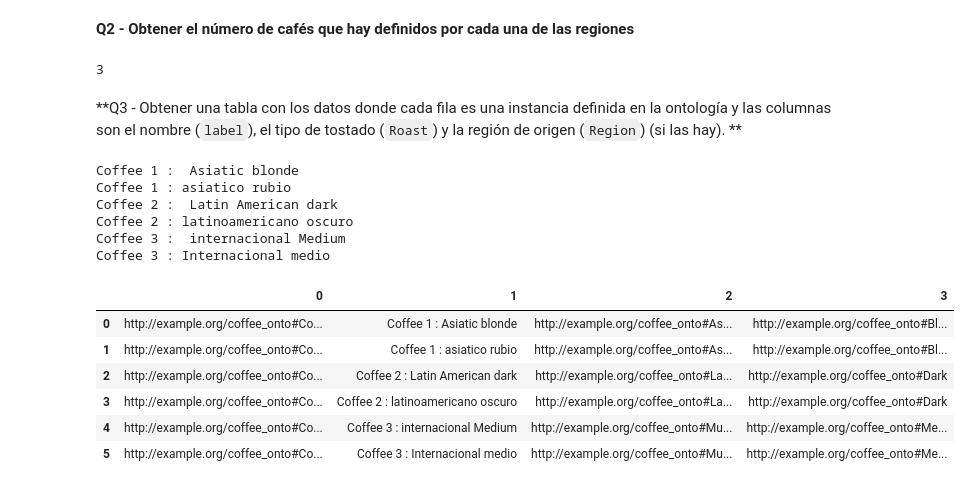
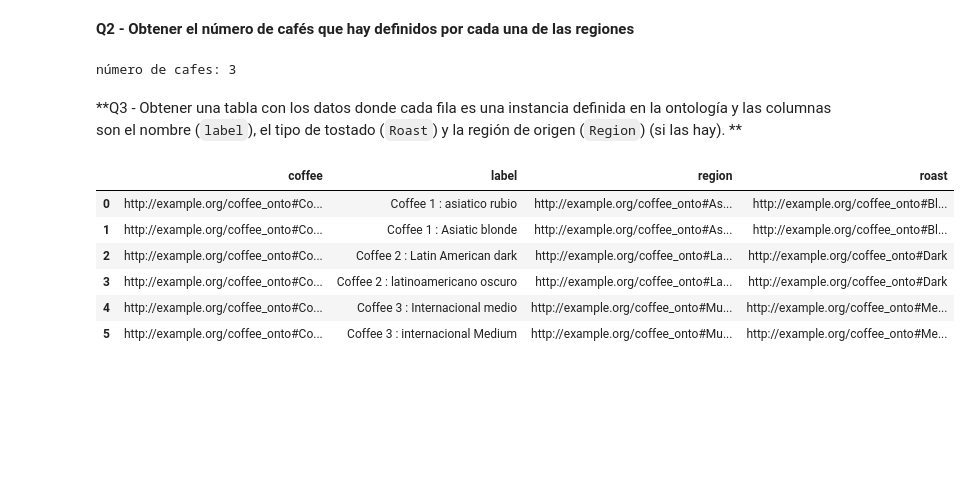
Before and after one commit to pfreezv/UOC, a Jupyter notebook: Tipología y fuentes de datos/pec3/Entrega/TyFdD_PEC3_2021(1).ipynb, the cells around one changed output. Cells and saved outputs as stored; diff of their text form; code cells hidden in the pictures; blank space fills up the shorter version.

```diff
--- a/Tipología y fuentes de datos/pec3/Entrega/TyFdD_PEC3_2021(1).ipynb
+++ b/Tipología y fuentes de datos/pec3/Entrega/TyFdD_PEC3_2021(1).ipynb
@@ -662,40 +708,29 @@ WHERE {
   ?coffee :from_region ?region .
 }
                 """ )
-
 for zone in result2:
-  print(zone[0])
+  print(f"número de cafes: {zone[0]}")
 # %% [output]
-3
+número de cafes: 3
 # %% [markdown]
 **Q3 - Obtener una tabla con los datos donde cada fila es una instancia definida en la ontología y las columnas son el nombre (`label`), el tipo de tostado (`Roast`) y la región de origen (`Region`) (si las hay). **
 # %%
 from pandas import DataFrame
 result3 = graph.query(""" # TODO
 SELECT ?c ?label ?region ?roast
 WHERE
 {
   ?c rdfs:label ?label .
   ?c :from_region ?region .
   ?c :has_roast ?roast
 }
                  """ )
-
-
-for label  in result3:
-  print(label[1])
-DataFrame(result3)
+DataFrame(result3,columns=["coffee","label","region","roast"])
 # %% [output]
-Coffee 1 :  Asiatic blonde
-Coffee 1 : asiatico rubio
-Coffee 2 :  Latin American dark
-Coffee 2 : latinoamericano oscuro
-Coffee 3 :  internacional Medium
-Coffee 3 : Internacional medio
-|  | 0 | 1 | 2 | 3 |
-| 0 | http://example.org/coffee_onto#Co... | Coffee 1 : Asiatic blonde | http://example.org/coffee_onto#As... | http://example.org/coffee_onto#Bl... |
-| 1 | http://example.org/coffee_onto#Co... | Coffee 1 : asiatico rubio | http://example.org/coffee_onto#As... | http://example.org/coffee_onto#Bl... |
+|  | coffee | label | region | roast |
+| 0 | http://example.org/coffee_onto#Co... | Coffee 1 : asiatico rubio | http://example.org/coffee_onto#As... | http://example.org/coffee_onto#Bl... |
+| 1 | http://example.org/coffee_onto#Co... | Coffee 1 : Asiatic blonde | http://example.org/coffee_onto#As... | http://example.org/coffee_onto#Bl... |
 | 2 | http://example.org/coffee_onto#Co... | Coffee 2 : Latin American dark | http://example.org/coffee_onto#La... | http://example.org/coffee_onto#Dark |
 | 3 | http://example.org/coffee_onto#Co... | Coffee 2 : latinoamericano oscuro | http://example.org/coffee_onto#La... | http://example.org/coffee_onto#Dark |
-| 4 | http://example.org/coffee_onto#Co... | Coffee 3 : internacional Medium | http://example.org/coffee_onto#Mu... | http://example.org/coffee_onto#Me... |
-| 5 | http://example.org/coffee_onto#Co... | Coffee 3 : Internacional medio | http://example.org/coffee_onto#Mu... | http://example.org/coffee_onto#Me... |
+| 4 | http://example.org/coffee_onto#Co... | Coffee 3 : Internacional medio | http://example.org/coffee_onto#Mu... | http://example.org/coffee_onto#Me... |
+| 5 | http://example.org/coffee_onto#Co... | Coffee 3 : internacional Medium | http://example.org/coffee_onto#Mu... | http://example.org/coffee_onto#Me... |
```
Also changed, not shown: parts of 14 cells of this notebook.
